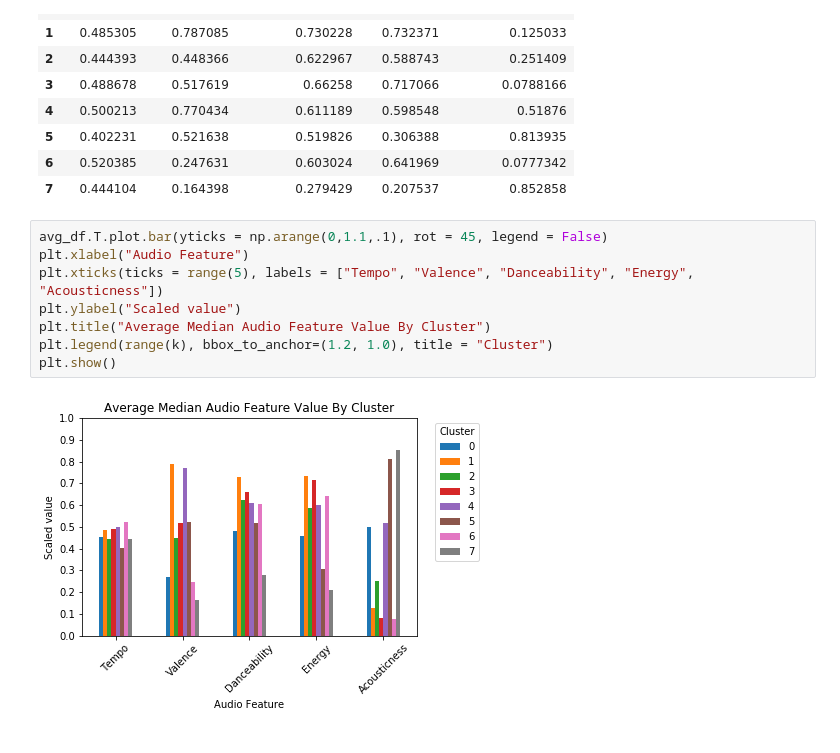
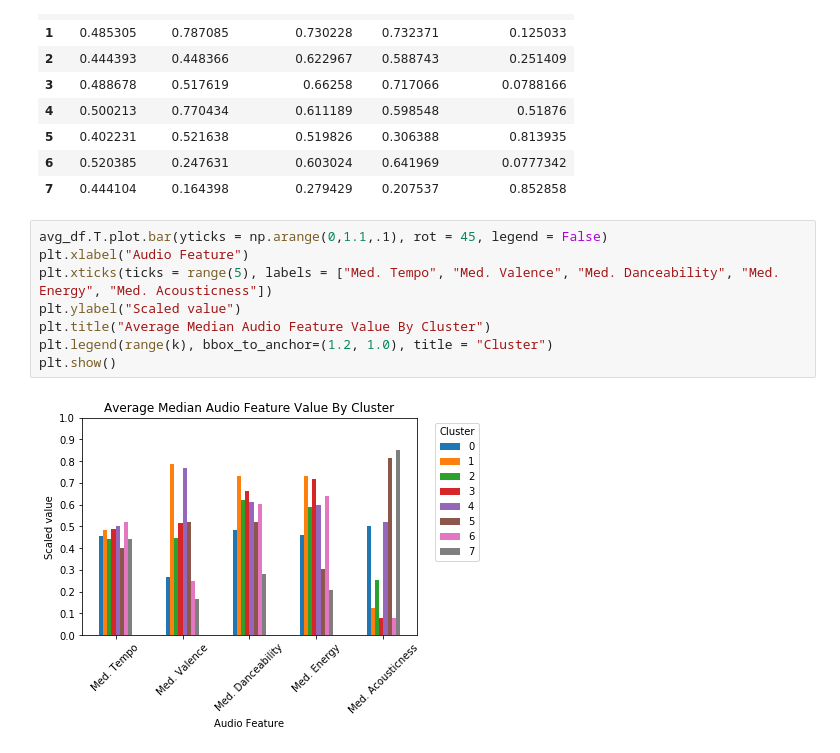
Before and after one commit to suneric98/Crescendo, a Jupyter notebook: data/cluster_artist_pca.ipynb, the cells around one changed output. Drawn from its saved outputs; the diff is of its cells as text.

```diff
--- a/data/cluster_artist_pca.ipynb
+++ b/data/cluster_artist_pca.ipynb
@@ -310,10 +310,10 @@ avg_df
 # %%
 avg_df.T.plot.bar(yticks = np.arange(0,1.1,.1), rot = 45, legend = False)
 plt.xlabel("Audio Feature")
-plt.xticks(ticks = range(5), labels = ["Tempo", "Valence", "Danceability", "Energy", "Acousticness"])
+plt.xticks(ticks = range(5), labels = ["Med. Tempo", "Med. Valence", "Med. Danceability", "Med. Energy", "Med. Acousticness"])
 plt.ylabel("Scaled value")
 plt.title("Average Median Audio Feature Value By Cluster")
 plt.legend(range(k), bbox_to_anchor=(1.2, 1.0), title = "Cluster")
 plt.show()
 # %% [output]
-[figure, old version]
+[figure, new version]
```
